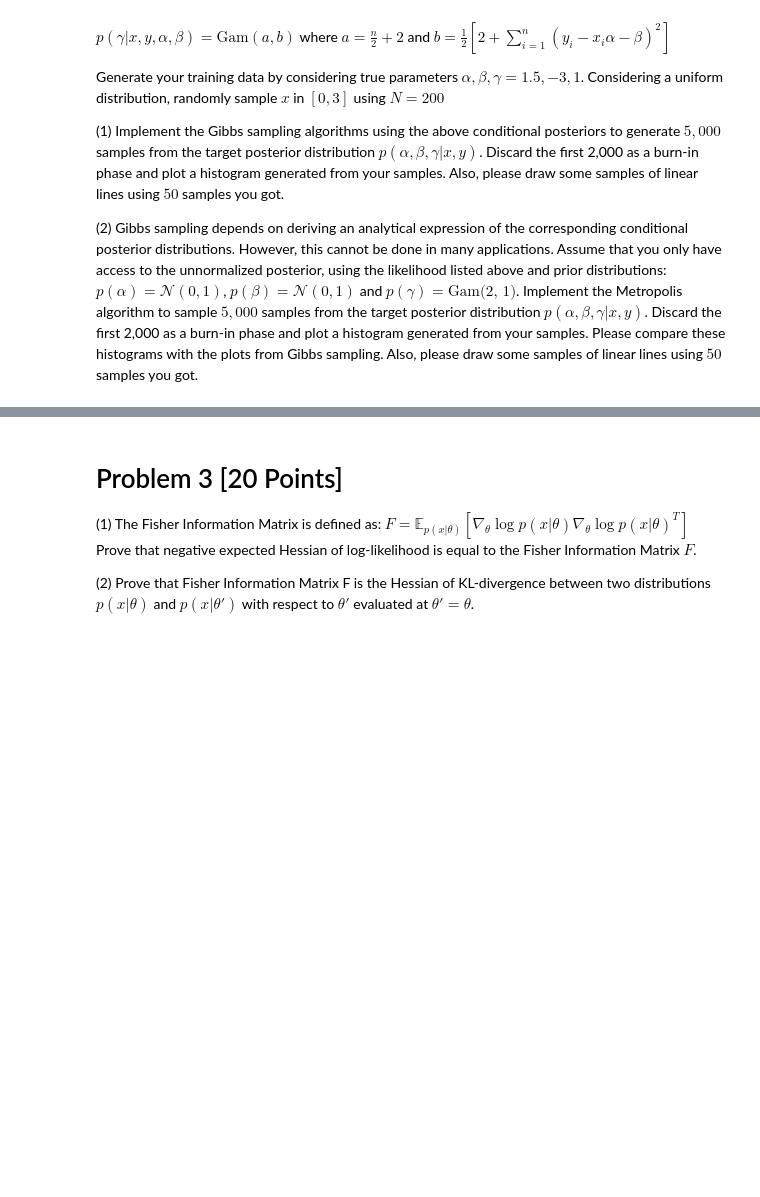
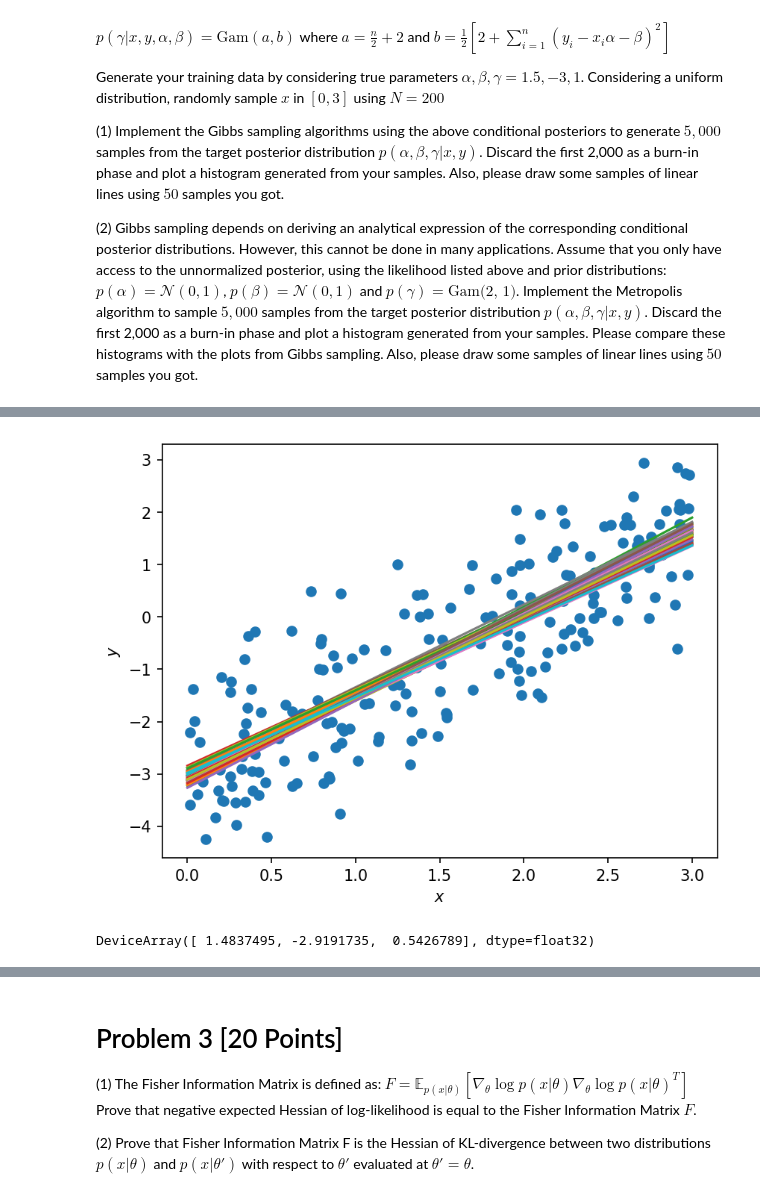
Before and after one commit to notrichardren/ENM5310, a Jupyter notebook: assignments/assn3.ipynb, the cells around one changed output, grey strips where cells are left out. Drawn from its saved outputs; the diff is of its cells as text; code cells hidden in the pictures; blank space fills up the shorter version.

```diff
--- a/assignments/assn3.ipynb
+++ b/assignments/assn3.ipynb
@@ -49,0 +139,29 @@ Generate your training data by considering true parameters $\alpha, \beta, \gamm
+# %%
+# Initial values of alpha, beta and gamma:
+a, b, g = [0., 0., 1.]
+key = random.PRNGKey(0)
+# List to store the values returned by Gibbs sampling:
+par_stor = []
+for i in trange(5000):
+    # Splitting so that we are generating different samples upon iteration
+    key, _ = random.split(key)
+    # Splitting to get keys for alpha, beta and gamma:
+    keys = random.split(key, 3)
+
+    # Sampling alpha:
+    lam_1 = 1 + g * jnp.sum(xs**2)
+    mu_1  = g * jnp.sum(xs * (ys - b)) / lam_1
+    a     = random.normal(key = keys[0]) * jnp.sqrt(1 / lam_1) + mu_1
+
+    # Sampling beta:
+    lam_2 = N * g + 1
+    mu_2  = g * jnp.sum(ys - xs * a) / lam_2
+    b     = random.normal(key = keys[1]) * jnp.sqrt(1 / lam_2) + mu_2
+
+    # Sampling gamma:
+    g = random.gamma(key = keys[2], a = N/2 + 2) \
+      / (1 + 0.5 * jnp.sum((ys - xs * a - b)**2))
+
+    par_stor.append([a,b,g])
+
+par_stor = jnp.array(par_stor)
@@ -49,0 +203,13 @@ Generate your training data by considering true parameters $\alpha, \beta, \gamm
+# %%
+# Drawing lines using the samples we have:
+pl.figure(dpi = 150)
+pl.scatter(xs, ys, label='Data')
+pl.xlabel(r'$x$')
+pl.ylabel(r'$y$')
+
+for i in onp.random.randint(0, 3000, size = 50):
+    pl.plot(onp.linspace(x_min, x_max),
+            par_stor[i,0] * onp.linspace(x_min, x_max) + par_stor[i,1]
+           )
+# %% [output]
+[figure, added]
@@ -49,0 +263,7 @@ Generate your training data by considering true parameters $\alpha, \beta, \gamm
+# %%
+# Discounting samples from burn-in:
+param_samples = param_samples[2000:]
+# Getting mean of the samples we drew:
+param_samples.mean(0)
+# %% [output]
+DeviceArray([ 1.4837495, -2.9191735,  0.5426789], dtype=float32)
```
Also changed, not shown: parts of 23 cells of this notebook.
